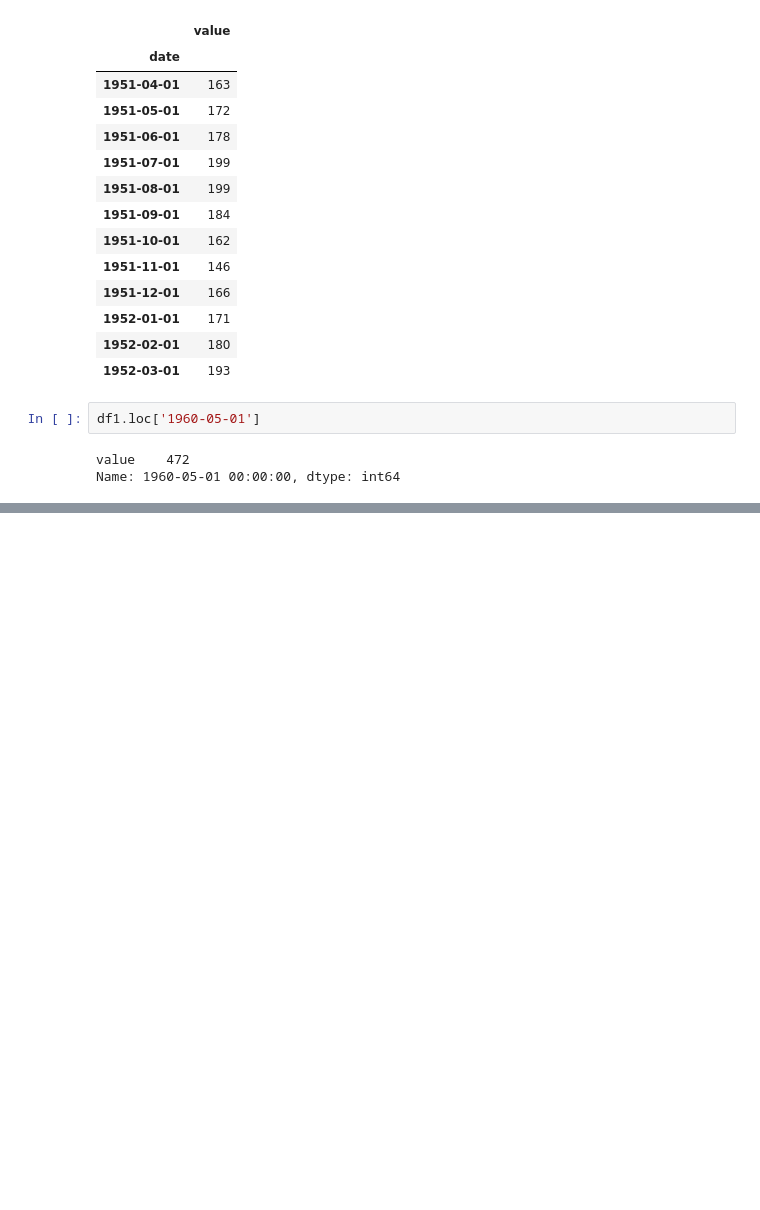
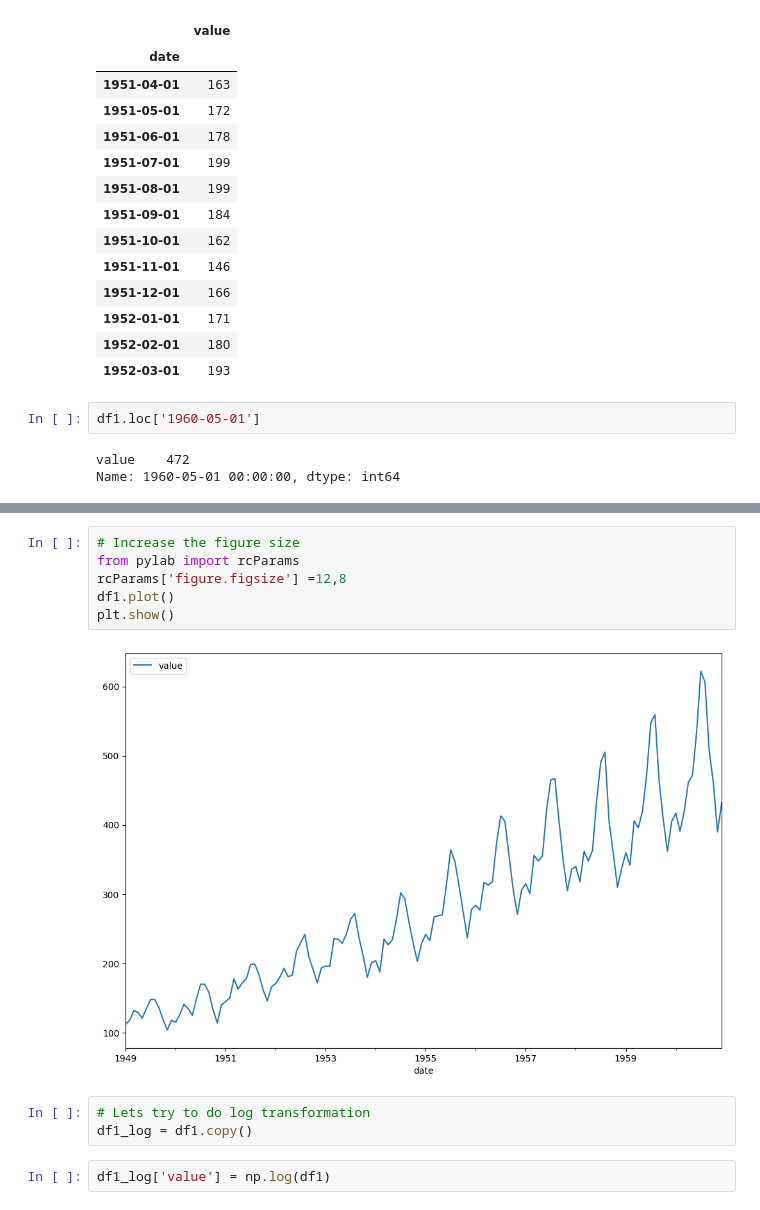
Before and after one commit to AgentAhmed/Time-Series, a Jupyter notebook: timeseries.ipynb, the cells around one changed output, grey strips where cells are left out. Cells and saved outputs as stored; diff of their text form; blank space fills up the shorter version.

```diff
--- a/timeseries.ipynb
+++ b/timeseries.ipynb
@@ -90,0 +87,13 @@ plt.show()
+# %%
+# Increase the figure size
+from pylab import rcParams
+rcParams['figure.figsize'] =12,8
+df1.plot()
+plt.show()
+# %% [output]
+[figure, added]
+# %%
+# Lets try to do log transformation
+df1_log = df1.copy()
+# %%
+df1_log['value'] = np.log(df1)
```
Also changed, not shown: parts of 5 cells of this notebook.
